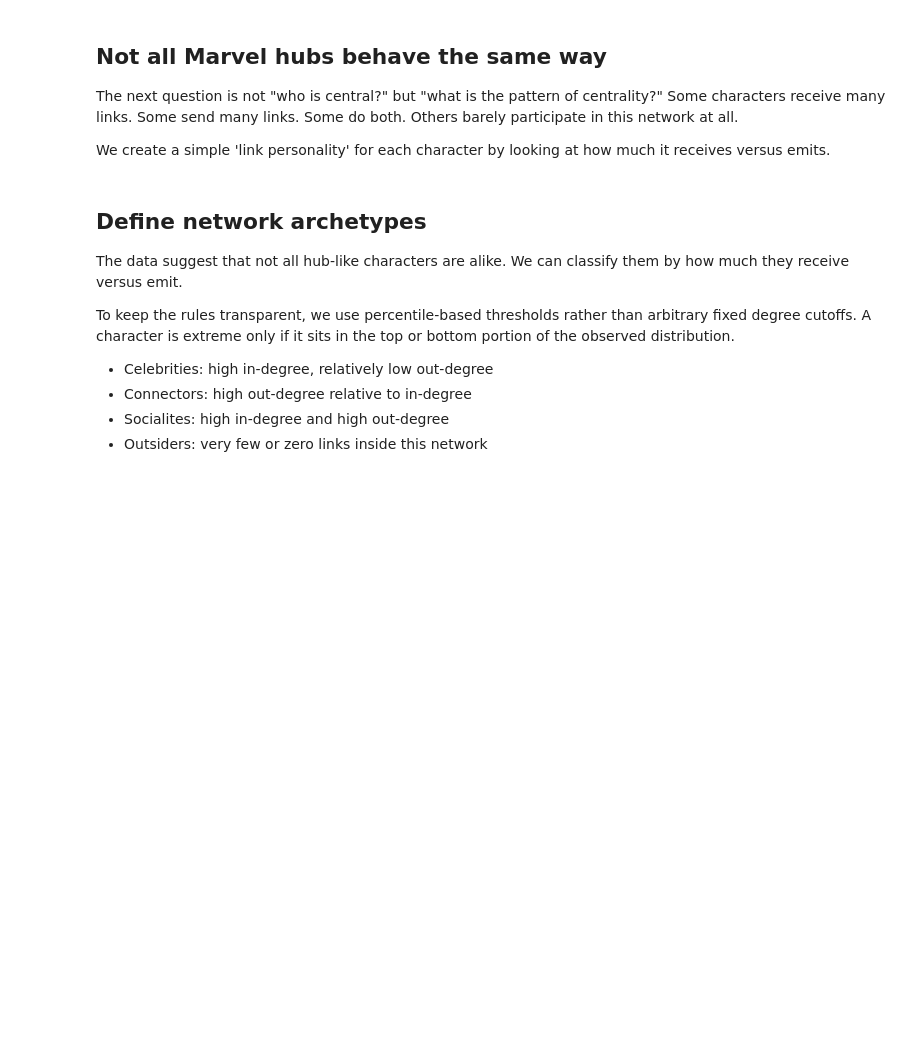
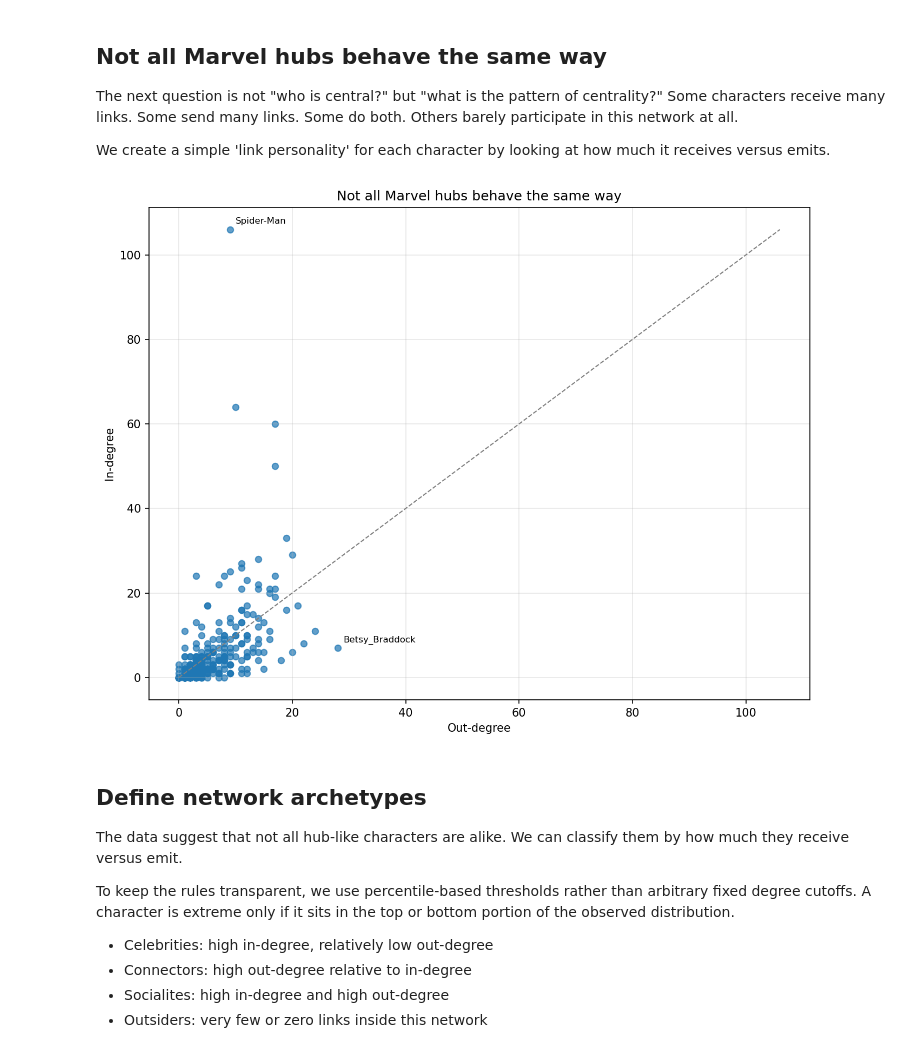
Before and after one commit to movega/02805-Social-graphs-and-interactions, a Jupyter notebook: Week1/week1_network_analysis.ipynb, the cells around one changed output. Drawn from its saved outputs; the diff is of its cells as text; code cells hidden in the pictures; blank space fills up the shorter version.

```diff
--- a/Week1/week1_network_analysis.ipynb
+++ b/Week1/week1_network_analysis.ipynb
@@ -8,3 +8,17 @@ from collections import Counter
 
 plt.rcParams['figure.figsize'] = (8, 5)
 plt.rcParams['figure.dpi'] = 150
+# %%
+import pandas as pd, networkx as nx
+
+nodes = pd.read_csv("../data/week1_nodes.tsv", sep="\t", comment="#",
+                    quoting=3)
+edges = pd.read_csv("../data/week1_edges.tsv", sep="\t",
+                    comment="#", names=["source", "target"])
+
+G = nx.DiGraph()
+G.add_nodes_from(nodes.node_id)
+G.add_edges_from(edges.itertuples(index=False))
+G_u = G.to_undirected()
+
+print(f"G: {G.number_of_nodes()} nodes, {G.number_of_edges()} directed edges")
@@ -36,6 +184,30 @@ These are related, but they are not the same thing.
 The next question is not "who is central?" but "what is the pattern of centrality?" Some characters receive many links. Some send many links. Some do both. Others barely participate in this network at all.
 
 We create a simple 'link personality' for each character by looking at how much it receives versus emits.
+# %%
+fig, ax = plt.subplots(figsize=(9, 7))
+ax.scatter(node_metrics["out_degree"], node_metrics["in_degree"], alpha=0.7, s=30)
+
+max_degree = max(node_metrics["in_degree"].max(), node_metrics["out_degree"].max())
+ax.plot([0, max_degree], [0, max_degree], "--", color="gray", linewidth=1)
+
+interesting = pd.concat([
+    node_metrics.nlargest(1, "in_degree"),
+    node_metrics.nlargest(1, "out_degree"),
+    node_metrics.nlargest(1, "link_balance"),
+    node_metrics.nsmallest(1, "link_balance"),
+]).drop_duplicates("character")
+for _, row in interesting.iterrows():
+    ax.annotate(row["character"], (row["out_degree"], row["in_degree"]), xytext=(5, 5), textcoords="offset points", fontsize=8)
+
+ax.set_title("Not all Marvel hubs behave the same way")
+ax.set_xlabel("Out-degree")
+ax.set_ylabel("In-degree")
+ax.grid(alpha=0.3)
+plt.tight_layout()
+plt.show()
+# %% [output]
+[figure, added]
 # %% [markdown]
 ## Define network archetypes
 
```
Also changed, not shown: parts of 9 cells of this notebook.
